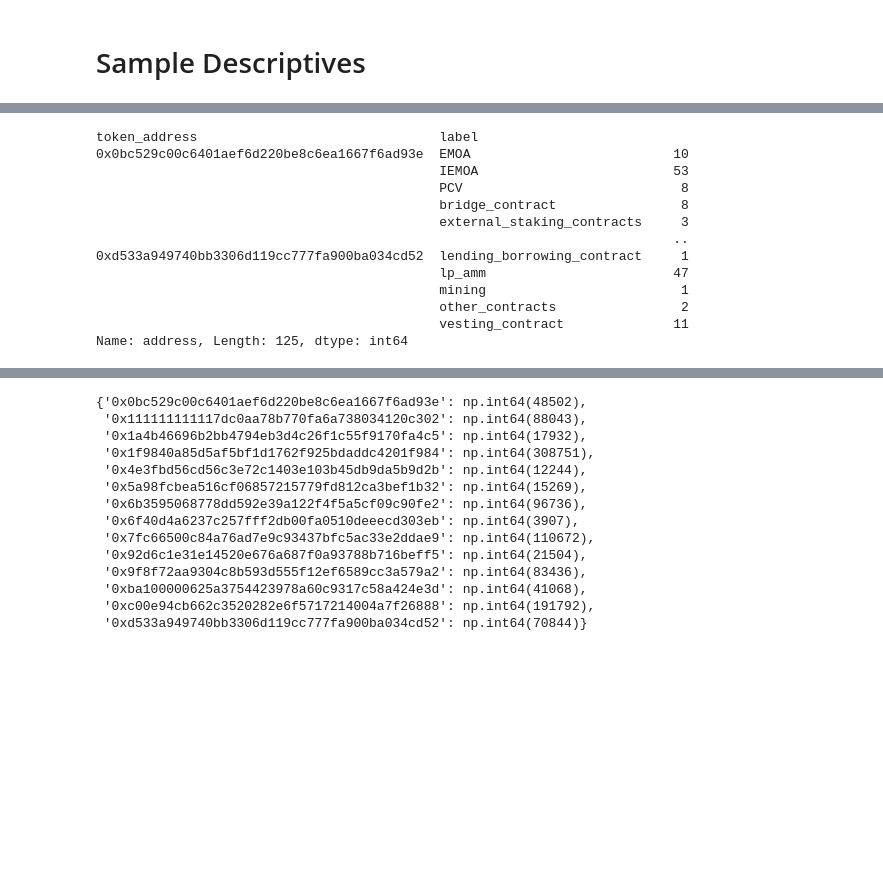
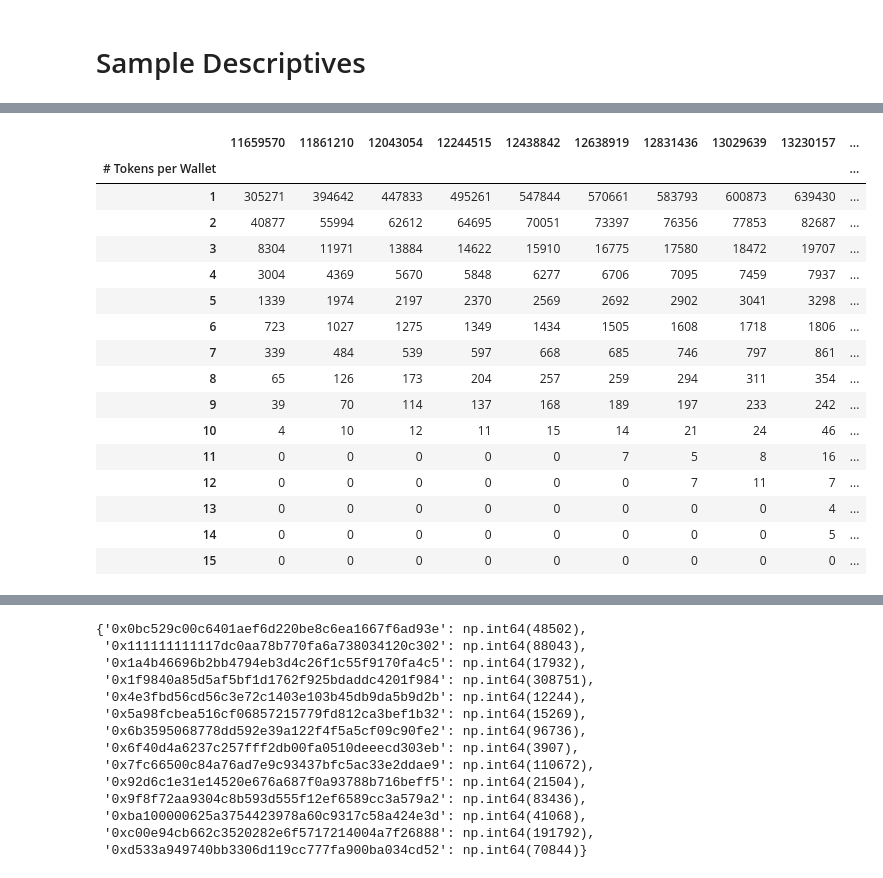
Before and after one commit to xm3van/research-project-erc20-governance, a Jupyter notebook: notebooks/sample_descriptives.ipynb, the cells around one changed output, grey strips where cells are left out. Saved outputs shown, nothing was run; the diff lists cells and outputs as text; code cells hidden in the pictures; blank space fills up the shorter version.

```diff
--- a/notebooks/sample_descriptives.ipynb
+++ b/notebooks/sample_descriptives.ipynb
@@ -23,16 +32,38 @@ ddf = pd.read_csv(join(TOKEN_BALANCE_TABLE_INPUT_PATH, f'token_holder_snapshot_b
 # %%
-ddf.groupby(['token_address', 'label']).address.
+from collections import Counter
+
+# Token list (ensures consistency across all snapshots)
+selected_tokens = set(df_tokens['address'])
+
+wallet_token_counts = {}
+
+for snapshot in df_snapshots[df_snapshots['Block Height'] > 11547458]['Block Height']:
+    ddf = pd.read_csv(join(TOKEN_BALANCE_TABLE_INPUT_PATH, f'token_holder_snapshot_balance_labelled_{snapshot}.csv'))
+    ddf = ddf[ddf['token_address'].isin(selected_tokens)]
+    ddf = ddf[ddf['value'] > 0]
+
+    pivot = ddf.assign(value=1).pivot_table(index='address', columns='token_address', values='value', fill_value=0)
+    token_counts = pivot.sum(axis=1)
+    wallet_token_counts[snapshot] = token_counts.value_counts().sort_index()
+
+df_wallet_token_distribution = pd.DataFrame(wallet_token_counts).fillna(0).astype(int)
+df_wallet_token_distribution.index.name = "# Tokens per Wallet"
+df_wallet_token_distribution
 # %% [output]
-token_address                               label
-0x0bc529c00c6401aef6d220be8c6ea1667f6ad93e  EMOA                          10
-                                            IEMOA                         53
-                                            PCV                            8
-                                            bridge_contract                8
-                                            external_staking_contracts     3
-                                                                          ..
-0xd533a949740bb3306d119cc777fa900ba034cd52  lending_borrowing_contract     1
-                                            lp_amm                        47
-                                            mining                         1
-                                            other_contracts                2
-                                            vesting_contract              11
-Name: address, Length: 125, dtype: int64
+|  | 11659570 | 11861210 | 12043054 | 12244515 | 12438842 | 12638919 | 12831436 | 13029639 | 13230157 | ... |
+| # Tokens per Wallet |  |  |  |  |  |  |  |  |  | ... |
+| 1 | 305271 | 394642 | 447833 | 495261 | 547844 | 570661 | 583793 | 600873 | 639430 | ... |
+| 2 | 40877 | 55994 | 62612 | 64695 | 70051 | 73397 | 76356 | 77853 | 82687 | ... |
+| 3 | 8304 | 11971 | 13884 | 14622 | 15910 | 16775 | 17580 | 18472 | 19707 | ... |
+| 4 | 3004 | 4369 | 5670 | 5848 | 6277 | 6706 | 7095 | 7459 | 7937 | ... |
+| 5 | 1339 | 1974 | 2197 | 2370 | 2569 | 2692 | 2902 | 3041 | 3298 | ... |
+| 6 | 723 | 1027 | 1275 | 1349 | 1434 | 1505 | 1608 | 1718 | 1806 | ... |
+| 7 | 339 | 484 | 539 | 597 | 668 | 685 | 746 | 797 | 861 | ... |
+| 8 | 65 | 126 | 173 | 204 | 257 | 259 | 294 | 311 | 354 | ... |
+| 9 | 39 | 70 | 114 | 137 | 168 | 189 | 197 | 233 | 242 | ... |
+| 10 | 4 | 10 | 12 | 11 | 15 | 14 | 21 | 24 | 46 | ... |
+| 11 | 0 | 0 | 0 | 0 | 0 | 7 | 5 | 8 | 16 | ... |
+| 12 | 0 | 0 | 0 | 0 | 0 | 0 | 7 | 11 | 7 | ... |
+| 13 | 0 | 0 | 0 | 0 | 0 | 0 | 0 | 0 | 4 | ... |
+| 14 | 0 | 0 | 0 | 0 | 0 | 0 | 0 | 0 | 5 | ... |
+| 15 | 0 | 0 | 0 | 0 | 0 | 0 | 0 | 0 | 0 | ... |
```
Also changed, not shown: parts of 2 cells of this notebook, 10 other files.
